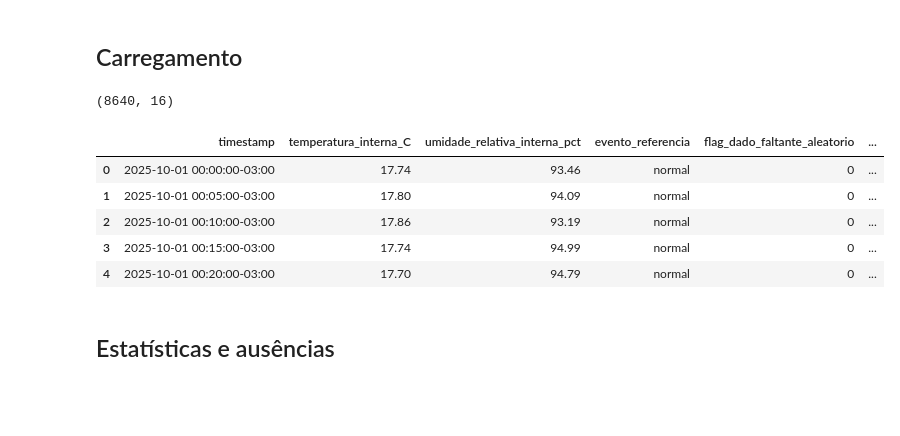
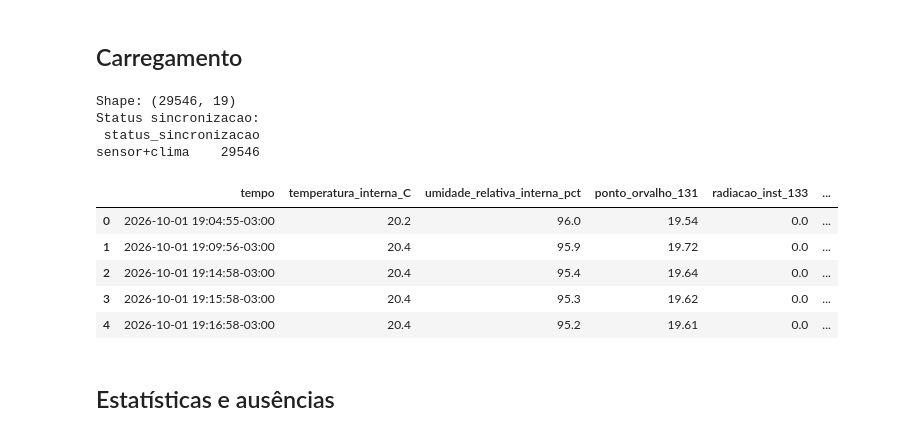
Before and after one commit to EstevesLAB/Projeto_Soft_Sensor, a Jupyter notebook: notebooks/02_analise_exploratoria_dados_brutos.ipynb, the cells around one changed output. Cells and saved outputs as stored; diff of their text form; code cells hidden in the pictures; blank space fills up the shorter version.

```diff
--- a/notebooks/02_analise_exploratoria_dados_brutos.ipynb
+++ b/notebooks/02_analise_exploratoria_dados_brutos.ipynb
@@ -26,15 +26,22 @@ Raiz: D:\UNICAMP\Mestrado\AP539_Aprendizado_estatistico\Trabalho\Projeto\projeto
 # %% [markdown]
 ## Carregamento
 # %%
-dados=carregar_csv(ROOT/'dados/02_intermediarios/dados_sincronizados.csv'); print(dados.shape); display(dados.head())
+dados=carregar_csv(ROOT/'dados/02_intermediarios/dados_sincronizados.csv')
+print('Shape:',dados.shape)
+if 'status_sincronizacao' in dados.columns:
+    print('Status sincronizacao:\n',dados['status_sincronizacao'].value_counts().to_string())
+display(dados.head())
 # %% [output]
-(8640, 16)
+Shape: (29546, 19)
+Status sincronizacao:
+ status_sincronizacao
+sensor+clima    29546
-|  | timestamp | temperatura_interna_C | umidade_relativa_interna_pct | evento_referencia | flag_dado_faltante_aleatorio | ... |
-| 0 | 2025-10-01 00:00:00-03:00 | 17.74 | 93.46 | normal | 0 | ... |
-| 1 | 2025-10-01 00:05:00-03:00 | 17.80 | 94.09 | normal | 0 | ... |
-| 2 | 2025-10-01 00:10:00-03:00 | 17.86 | 93.19 | normal | 0 | ... |
-| 3 | 2025-10-01 00:15:00-03:00 | 17.74 | 94.99 | normal | 0 | ... |
-| 4 | 2025-10-01 00:20:00-03:00 | 17.70 | 94.79 | normal | 0 | ... |
+|  | tempo | temperatura_interna_C | umidade_relativa_interna_pct | ponto_orvalho_131 | radiacao_inst_133 | ... |
+| 0 | 2026-10-01 19:04:55-03:00 | 20.2 | 96.0 | 19.54 | 0.0 | ... |
+| 1 | 2026-10-01 19:09:56-03:00 | 20.4 | 95.9 | 19.72 | 0.0 | ... |
+| 2 | 2026-10-01 19:14:58-03:00 | 20.4 | 95.4 | 19.64 | 0.0 | ... |
+| 3 | 2026-10-01 19:15:58-03:00 | 20.4 | 95.3 | 19.62 | 0.0 | ... |
+| 4 | 2026-10-01 19:16:58-03:00 | 20.4 | 95.2 | 19.61 | 0.0 | ... |
 # %% [markdown]
 ## Estatísticas e ausências
 # %%
```
Also changed, not shown: parts of 5 cells of this notebook, 13 other files.
